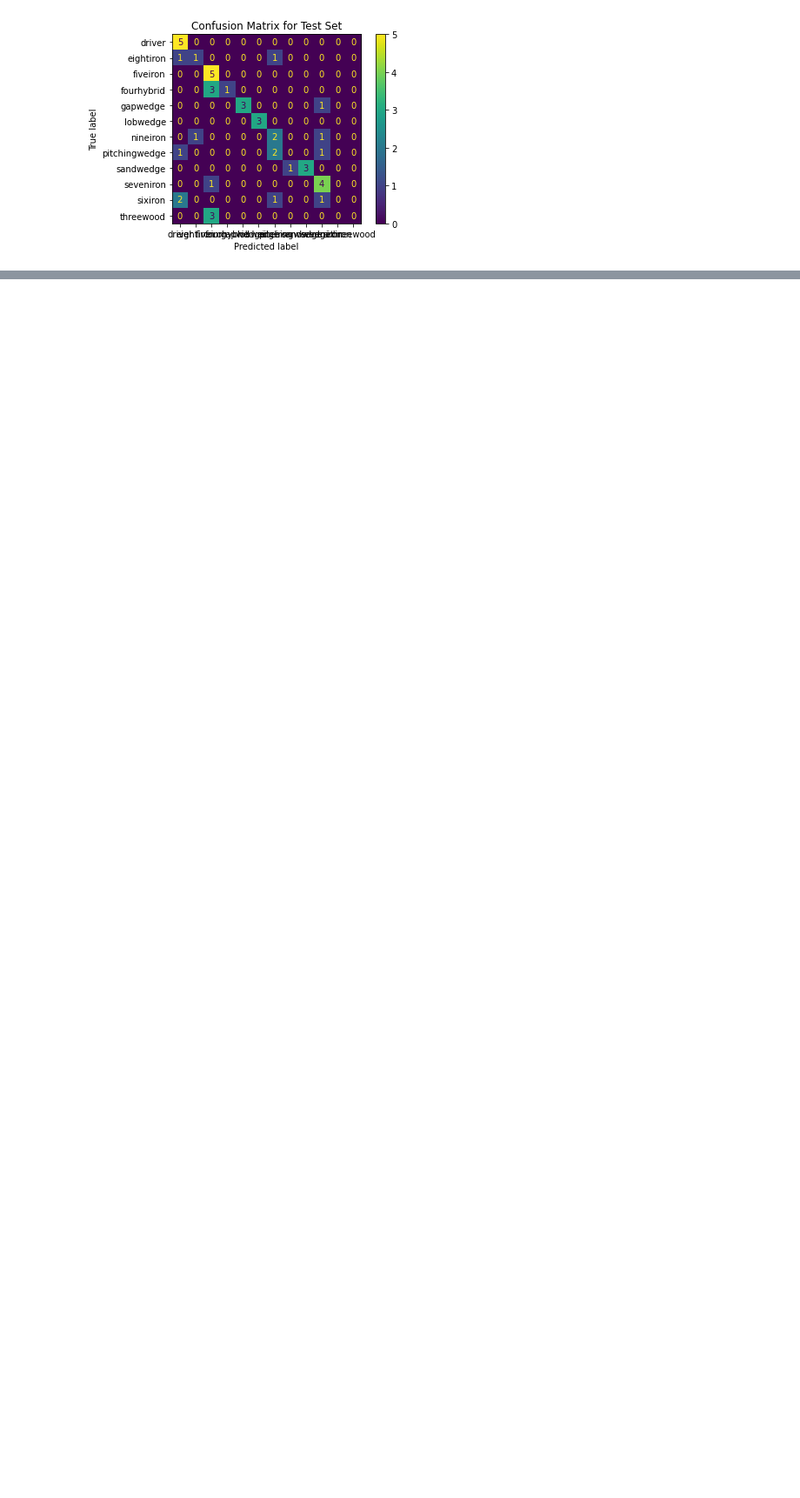
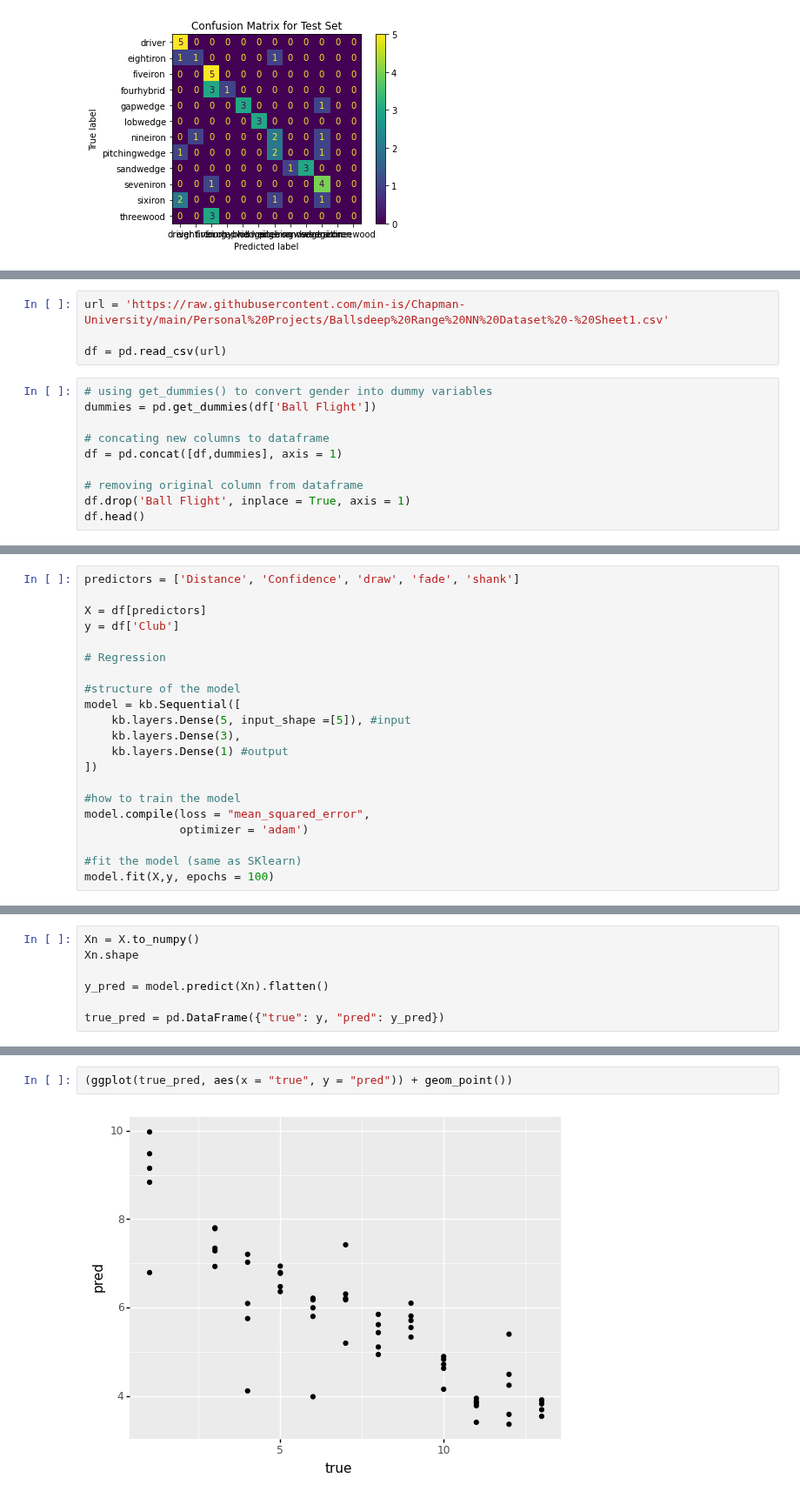
Before and after one commit to min-is/Chapman-University, a Jupyter notebook: Personal Projects/ballsdeepv2.ipynb, the cells around one changed output, grey strips where cells are left out. Shown at 87% size. Saved outputs shown, nothing was run; the diff lists cells and outputs as text; blank space fills up the shorter version.

```diff
--- a/Personal Projects/ballsdeepv2.ipynb
+++ b/Personal Projects/ballsdeepv2.ipynb
@@ -240,0 +251,14 @@ Text(0.5, 1.0, 'Confusion Matrix for Test Set')
+# %%
+url = 'https://raw.githubusercontent.com/min-is/Chapman-University/main/Personal%20Projects/Ballsdeep%20Range%20NN%20Dataset%20-%20Sheet1.csv'
+
+df = pd.read_csv(url)
+# %%
+# using get_dummies() to convert gender into dummy variables
+dummies = pd.get_dummies(df['Ball Flight'])
+
+# concating new columns to dataframe
+df = pd.concat([df,dummies], axis = 1)
+
+# removing original column from dataframe
+df.drop('Ball Flight', inplace = True, axis = 1)
+df.head()
@@ -240,0 +283,21 @@ Text(0.5, 1.0, 'Confusion Matrix for Test Set')
+# %%
+predictors = ['Distance', 'Confidence', 'draw', 'fade', 'shank']
+
+X = df[predictors]
+y = df['Club']
+
+# Regression
+
+#structure of the model
+model = kb.Sequential([
+    kb.layers.Dense(5, input_shape =[5]), #input
+    kb.layers.Dense(3),
+    kb.layers.Dense(1) #output
+])
+
+#how to train the model
+model.compile(loss = "mean_squared_error",
+              optimizer = 'adam')
+
+#fit the model (same as SKlearn)
+model.fit(X,y, epochs = 100)
@@ -240,0 +323,7 @@ Text(0.5, 1.0, 'Confusion Matrix for Test Set')
+# %%
+Xn = X.to_numpy()
+Xn.shape
+
+y_pred = model.predict(Xn).flatten()
+
+true_pred = pd.DataFrame({"true": y, "pred": y_pred})
@@ -240,0 +332,4 @@ Text(0.5, 1.0, 'Confusion Matrix for Test Set')
+# %%
+(ggplot(true_pred, aes(x = "true", y = "pred")) + geom_point())
+# %% [output]
+[figure, added]
```
Also changed, not shown: parts of 11 cells of this notebook, 1 other file.
